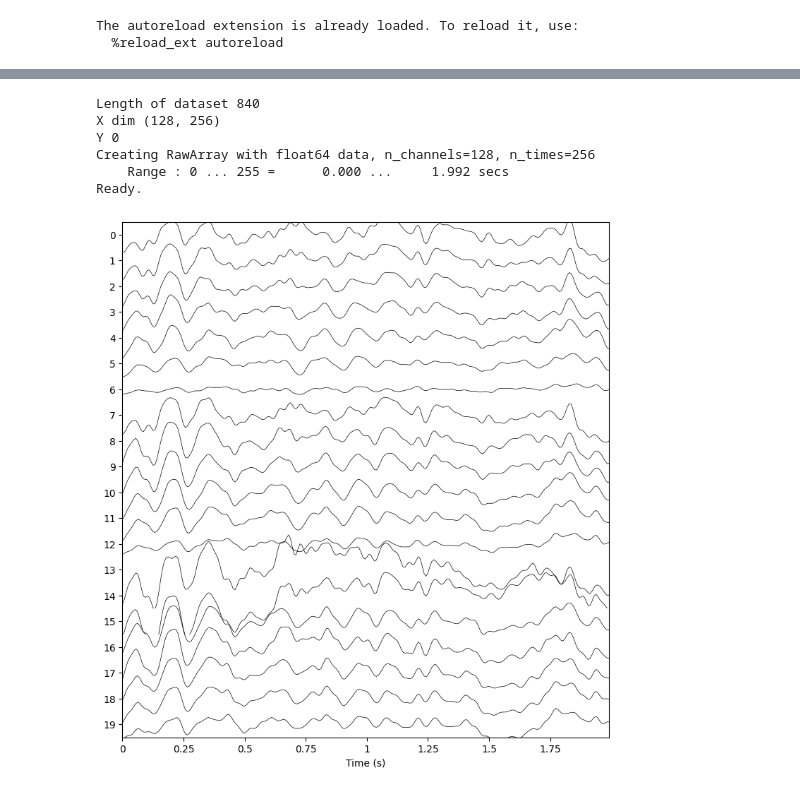
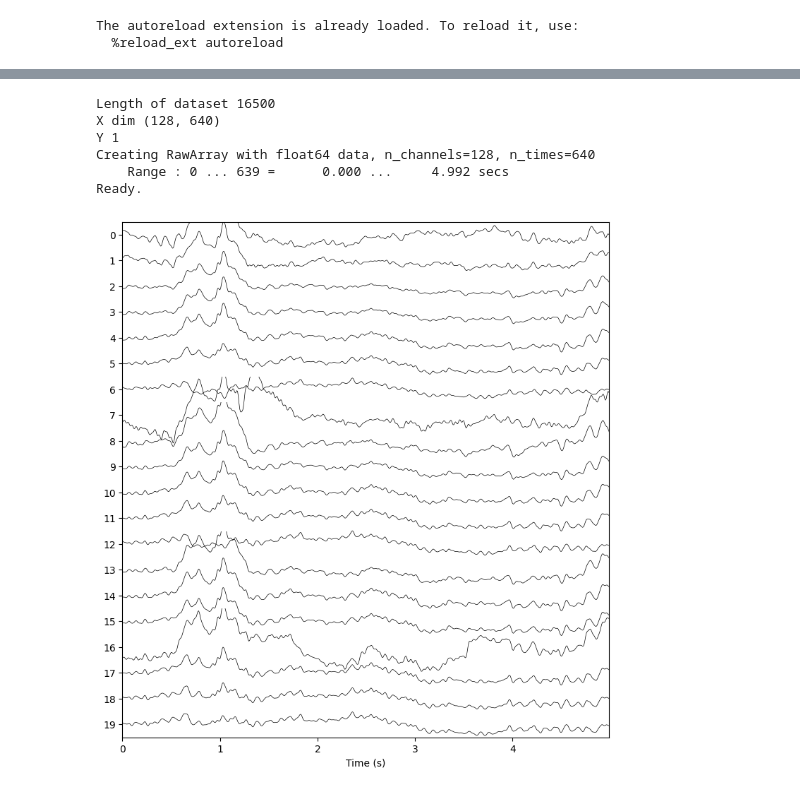
Before and after one commit to sccn/eeg-ssl, a Jupyter notebook: notebooks/test_experiments.ipynb, the cells around one changed output, grey strips where cells are left out. Saved outputs shown, nothing was run; the diff lists cells and outputs as text; code cells hidden in the pictures.

```diff
--- a/notebooks/test_experiments.ipynb
+++ b/notebooks/test_experiments.ipynb
@@ -17,3 +28,19 @@ The autoreload extension is already loaded. To reload it, use:
+# %%
+wandb.init(
+      # Set the project where this run will be logged
+      project="hbn-ssl",
+      # We pass a run name (otherwise it’ll be randomly assigned, like sunshine-lollypop-10)
+    #   name=f"experiment_{run}",
+      # Track hyperparameters and run metadata
+      config={
+        "n_subjects": 500,
+        "window": 5,
+        'mask_prob':0.3,
+        'num_epochs': 10,
+        'batch_size': 30,
+        'epochs': 10
+      })
+config = wandb.config
 # %%
 def get_subjects(basedir):
     files = np.array([i for i in os.listdir(basedir) if i.split('.')[-1] == 'set'])
@@ -29,9 +55,10 @@ SFREQ = 128
 dataset = MaskedContrastiveLearningDataset(
         data_dir = "/mnt/nemar/child-mind-rest",
         # subjects = subj_train.tolist(),
-        n_subjects=10,
+        n_subjects=config.n_subjects,
         x_params = {
-            'window': 256
+            'sfreq': SFREQ,
+            'window': config.window
         },
     )
 # %% [output]
@@ -39,13 +67,13 @@ Data shape: (840, 128, 256)
 # %%
 print('Length of dataset', len(dataset))
 print('X dim', dataset[0][0].shape)
 print('Y', dataset[0][1])
-eeg_utils.plot_raw_eeg(dataset[0][0])
+eeg_utils.plot_raw_eeg(dataset[5][0])
 # %% [output]
-Length of dataset 840
-X dim (128, 256)
-Y 0
-Creating RawArray with float64 data, n_channels=128, n_times=256
-    Range : 0 ... 255 =      0.000 ...     1.992 secs
+Length of dataset 16500
+X dim (128, 640)
+Y 1
+Creating RawArray with float64 data, n_channels=128, n_times=640
+    Range : 0 ... 639 =      0.000 ...     4.992 secs
 Ready.
-[figure, old version]
+[figure, new version]
```
Also changed, not shown: parts of 7 cells of this notebook, 3 other files.
